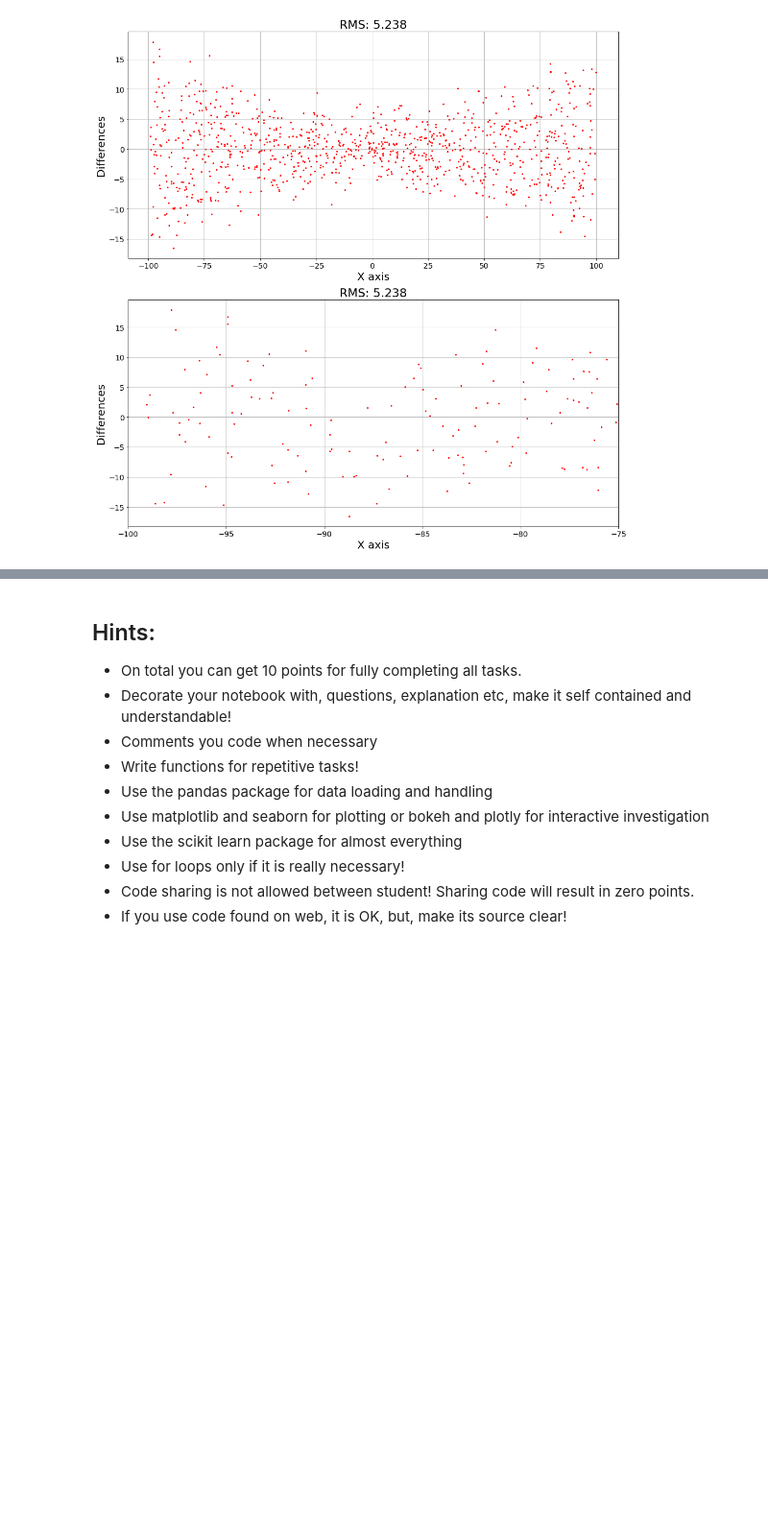
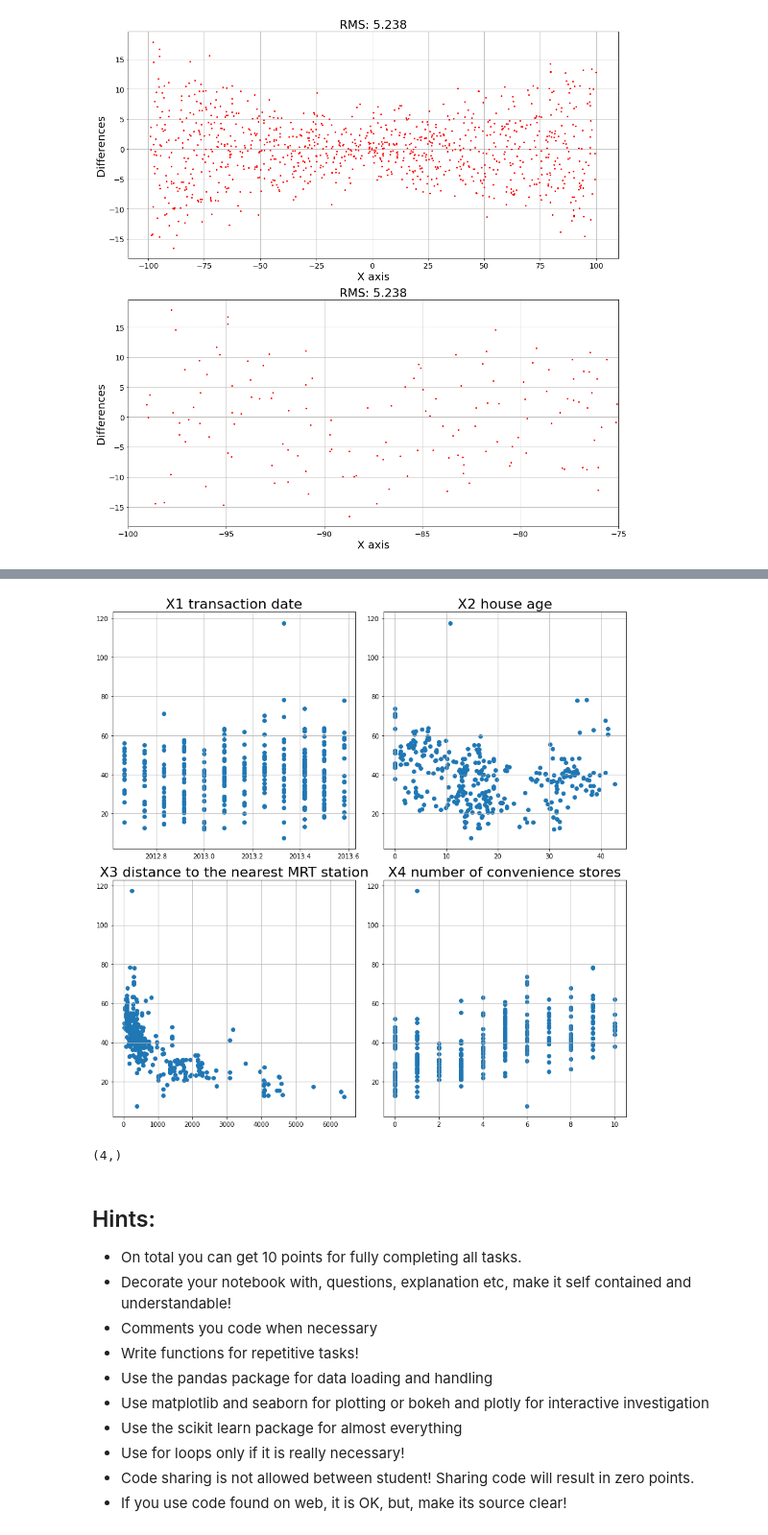
Before and after one commit to AdamGTaylor/DataMining_2021, a Jupyter notebook: hw4/HW_04.ipynb, the cells around one changed output, grey strips where cells are left out. Shown at 96% size. Saved outputs shown, nothing was run; the diff lists cells and outputs as text; code cells hidden in the pictures; blank space fills up the shorter version.

```diff
--- a/hw4/HW_04.ipynb
+++ b/hw4/HW_04.ipynb
@@ -353,3 +445,30 @@ fit a linear regression model to predict the unit price using sklearn
+# %%
+
+
+fig,axi = plt.subplots(2,2,figsize=(12,12))
+
+for i in range(2):
+    for j in range(2):
+        axi[i,j].scatter(X_train[:,i*2+j],Y_train)
+        """
+        DO NOT EVEN!
+        x_line = np.linspace(min(X_train[:,i*2+j]),max(X_train[:,i*2+j]),100)
+        axi[i,j].plot(x_line, line_reg(x_line,lin_reg.coef_[i*2+j],0))
+        """
+        axi[i,j].grid()
+axi[0,0].set_title("X1 transaction date",fontsize=22)
+axi[0,1].set_title("X2 house age",fontsize=22)
+axi[1,0].set_title("X3 distance to the nearest MRT station",fontsize=22)
+axi[1,1].set_title("X4 number of convenience stores",fontsize=22)
+
+fig.tight_layout()
+plt.show()
+# %% [output]
+[figure, added]
+# %%
+X_train[i,:].shape
+# %% [output]
+(4,)
 # %% [markdown]
 ## Hints:
 
```
Also changed, not shown: parts of 11 cells of this notebook.
